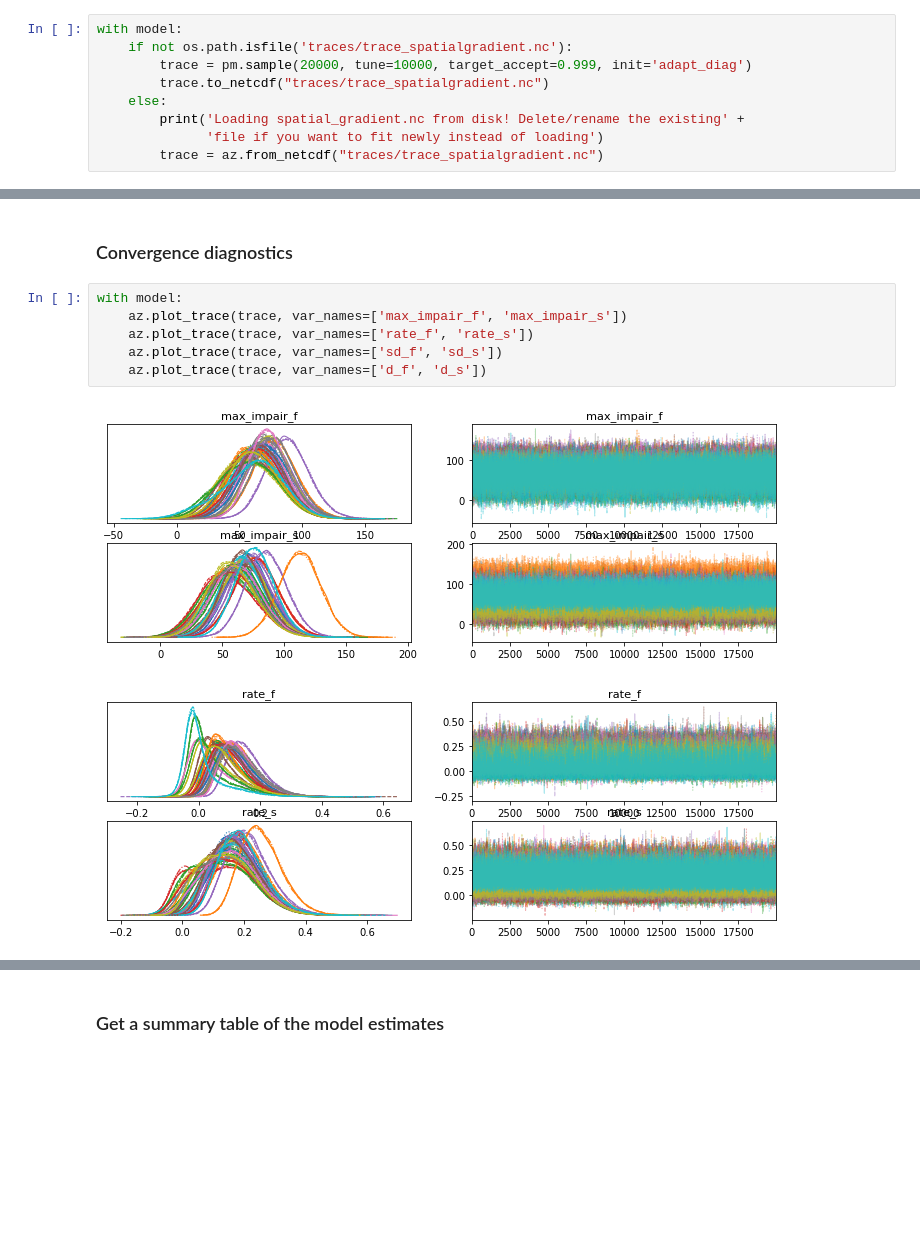
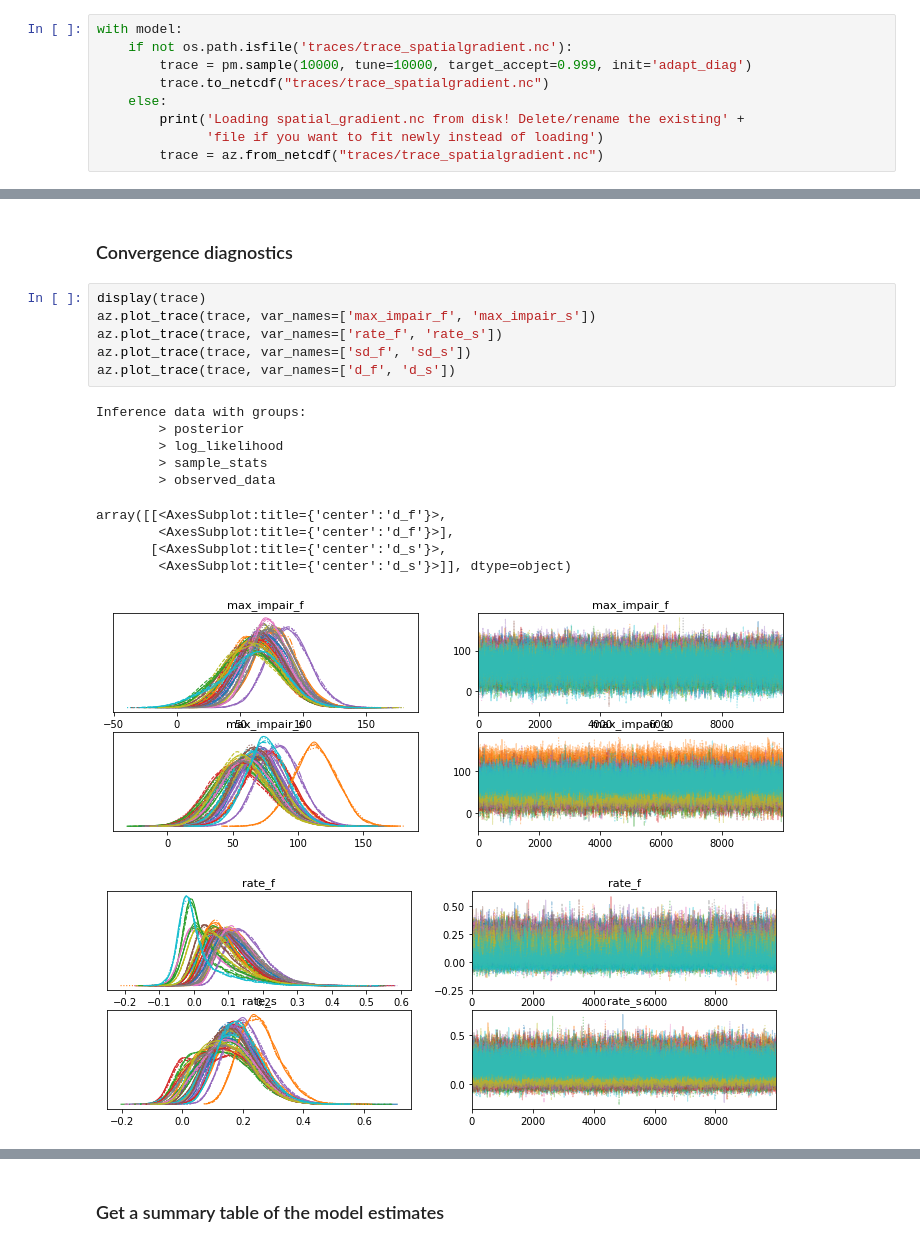
Before and after one commit to AylinH/HanneEtAl2022_DisLocLearning, a Jupyter notebook: SpatialGradientOfSuppression/SpatialGradientOfSuppression.ipynb, the cells around one changed output, grey strips where cells are left out. Saved outputs shown, nothing was run; the diff lists cells and outputs as text; blank space fills up the shorter version.

Commit message:
* Changed samples to 10,000; with 20,000 the trace file was to large osf * Added folder structure for traces and images

```diff
--- a/SpatialGradientOfSuppression/SpatialGradientOfSuppression.ipynb
+++ b/SpatialGradientOfSuppression/SpatialGradientOfSuppression.ipynb
@@ -134,7 +134,7 @@ with pm.Model() as model:
 # %%
 with model:
     if not os.path.isfile('traces/trace_spatialgradient.nc'):
-        trace = pm.sample(20000, tune=10000, target_accept=0.999, init='adapt_diag')
+        trace = pm.sample(10000, tune=10000, target_accept=0.999, init='adapt_diag')
         trace.to_netcdf("traces/trace_spatialgradient.nc")
     else:
         print('Loading spatial_gradient.nc from disk! Delete/rename the existing' +
@@ -145,11 +145,20 @@ Loading spatial_gradient.nc from disk! Delete/rename the existingfile if you wan
 # %% [markdown]
 ### Convergence diagnostics
 # %%
-with model:
-    az.plot_trace(trace, var_names=['max_impair_f', 'max_impair_s'])
-    az.plot_trace(trace, var_names=['rate_f', 'rate_s'])
-    az.plot_trace(trace, var_names=['sd_f', 'sd_s'])
-    az.plot_trace(trace, var_names=['d_f', 'd_s'])
+display(trace)
+az.plot_trace(trace, var_names=['max_impair_f', 'max_impair_s'])
+az.plot_trace(trace, var_names=['rate_f', 'rate_s'])
+az.plot_trace(trace, var_names=['sd_f', 'sd_s'])
+az.plot_trace(trace, var_names=['d_f', 'd_s'])
 # %% [output]
+Inference data with groups:
+        > posterior
+        > log_likelihood
+        > sample_stats
+        > observed_data
+array([[<AxesSubplot:title={'center':'d_f'}>,
+        <AxesSubplot:title={'center':'d_f'}>],
+       [<AxesSubplot:title={'center':'d_s'}>,
+        <AxesSubplot:title={'center':'d_s'}>]], dtype=object)
-[figure, old version]
+[figure, new version]
-[figure, old version]
+[figure, new version]
```
Also changed, not shown: parts of 8 cells of this notebook, 3 other files.
